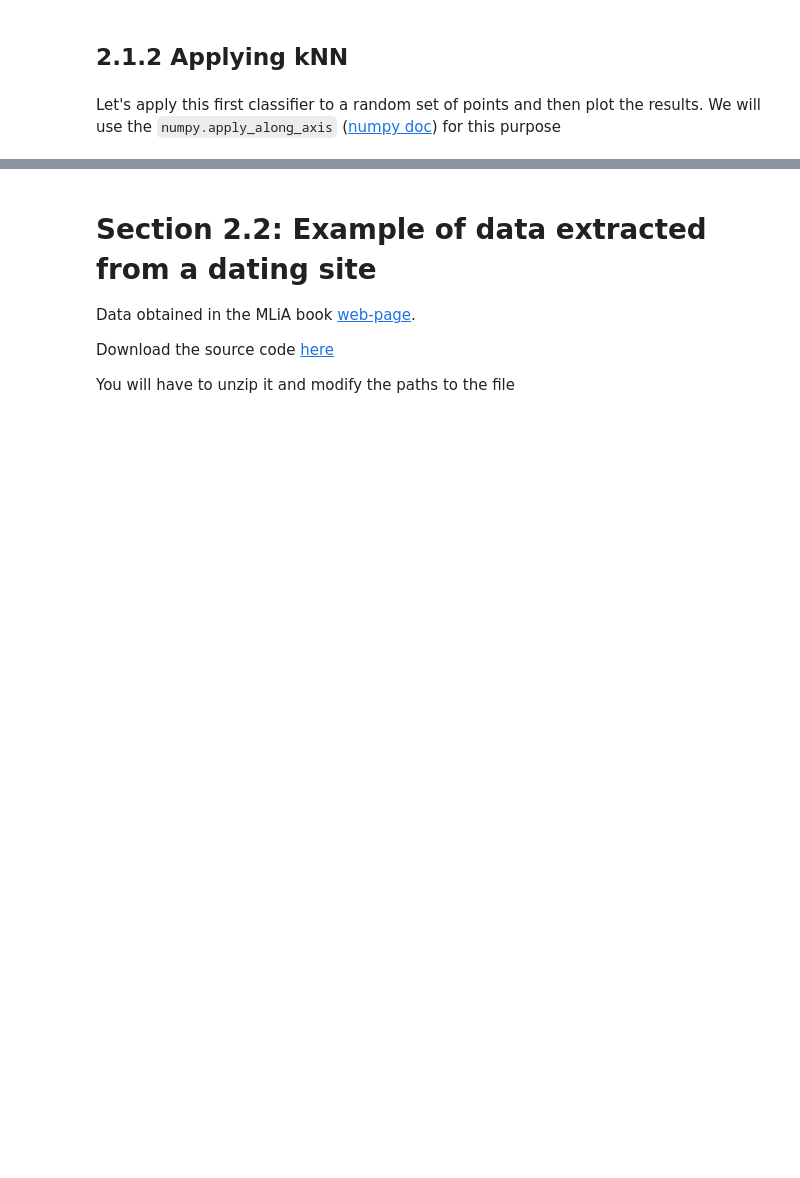
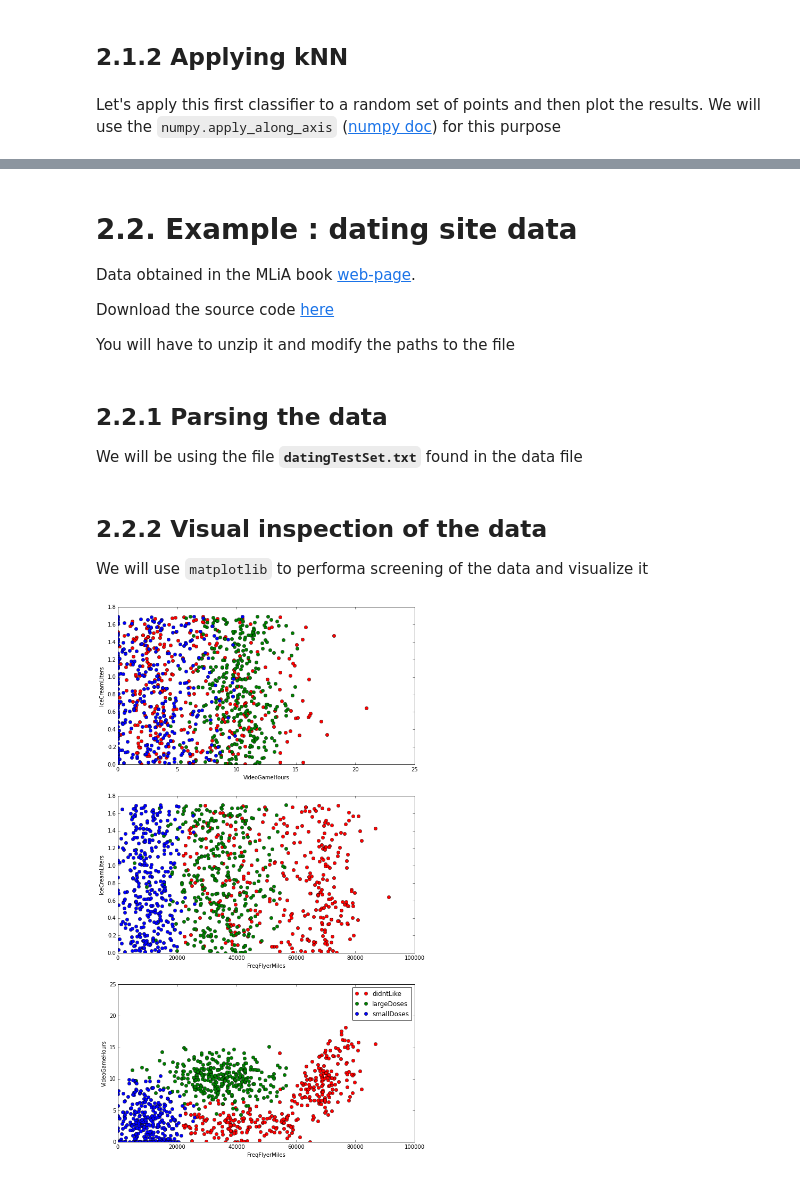
Before and after one commit to mgfernan/MLiA, a Jupyter notebook: ipynb/Chapter 2 - Classifying with k-Nearest Neighbors.ipynb, the cells around one changed output, grey strips where cells are left out. Drawn from its saved outputs; the diff is of its cells as text; code cells hidden in the pictures; blank space fills up the shorter version.

Commit message:
Finished first cut for the code of the dating site example (Chapter 2), test pending

```diff
--- a/ipynb/Chapter 2 - Classifying with k-Nearest Neighbors.ipynb
+++ b/ipynb/Chapter 2 - Classifying with k-Nearest Neighbors.ipynb
@@ -114,9 +120,14 @@ for label_type in label_types:
 # %% [markdown]
-Section 2.2: Example of data extracted from a dating site
-=========================================================
+2.2. Example : dating site data
+===============================
 
 Data obtained in the MLiA book [web-page](http://www.manning.com/pharrington/).
 
 Download the source code [here](http://www.manning-source.com/books/pharrington/MLiA_SourceCode.zip)
 
 You will have to unzip it and modify the paths to the file
+# %% [markdown]
+2.2.1 Parsing the data
+----------------------
+
+We will be using the file **``datingTestSet.txt``** found in the data file
@@ -122,0 +137,41 @@ You will have to unzip it and modify the paths to the file
+# %%
+# File with the data for the dating site
+datafile = "/Users/miquel/Downloads/machinelearninginaction/Ch02/datingTestSet.txt"
+# %%
+columns = ['FreqFlyerMiles',  'VideoGameHours', 'IceCreamLiters', 'Likeability']
+data = pd.read_table(datafile, header=None, names=columns)
+
+metrics = columns[0:3]
+categories = np.unique(data['Likeability'])
+# %% [markdown]
+2.2.2 Visual inspection of the data
+-----------------------------------
+
+We will use ``matplotlib`` to performa screening of the data and visualize it
+# %%
+# Assign colors to different likeabilities
+colors = {'didntLike' : 'or', 'largeDoses' : 'og', 'smallDoses' : 'ob'}
+
+grouped_data = data.groupby('Likeability')
+
+fig, axes = plt.subplots(3,1);
+
+fig.set_figwidth(10)
+fig.set_figheight(18)
+
+for category, values in grouped_data:
+
+    axes[0].plot(values['VideoGameHours'], values['IceCreamLiters'], colors[category], label=category)
+    axes[1].plot(values['FreqFlyerMiles'], values['IceCreamLiters'], colors[category], label=category)
+    axes[2].plot(values['FreqFlyerMiles'], values['VideoGameHours'], colors[category], label=category)
+
+axes[0].set_xlabel('VideoGameHours')
+axes[1].set_xlabel('FreqFlyerMiles')
+axes[2].set_xlabel('FreqFlyerMiles')
+axes[0].set_ylabel('IceCreamLiters')
+axes[1].set_ylabel('IceCreamLiters')
+axes[2].set_ylabel('VideoGameHours')
+
+plt.legend();
+# %% [output]
+[figure, added]
```
Also changed, not shown: parts of 23 cells of this notebook.
